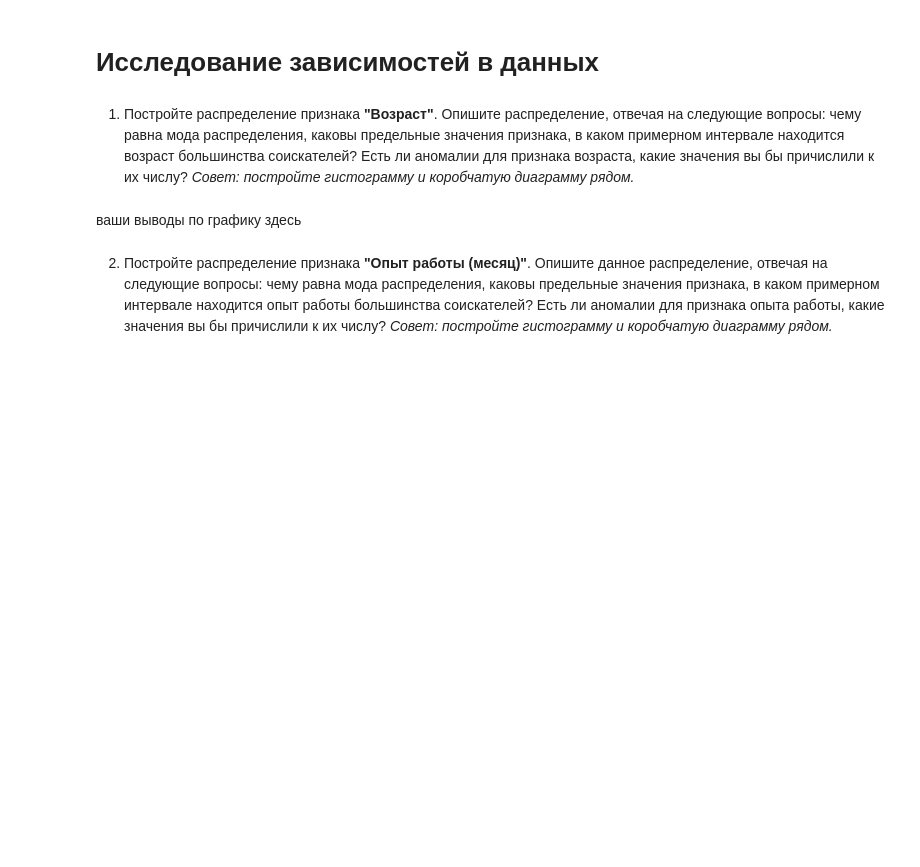
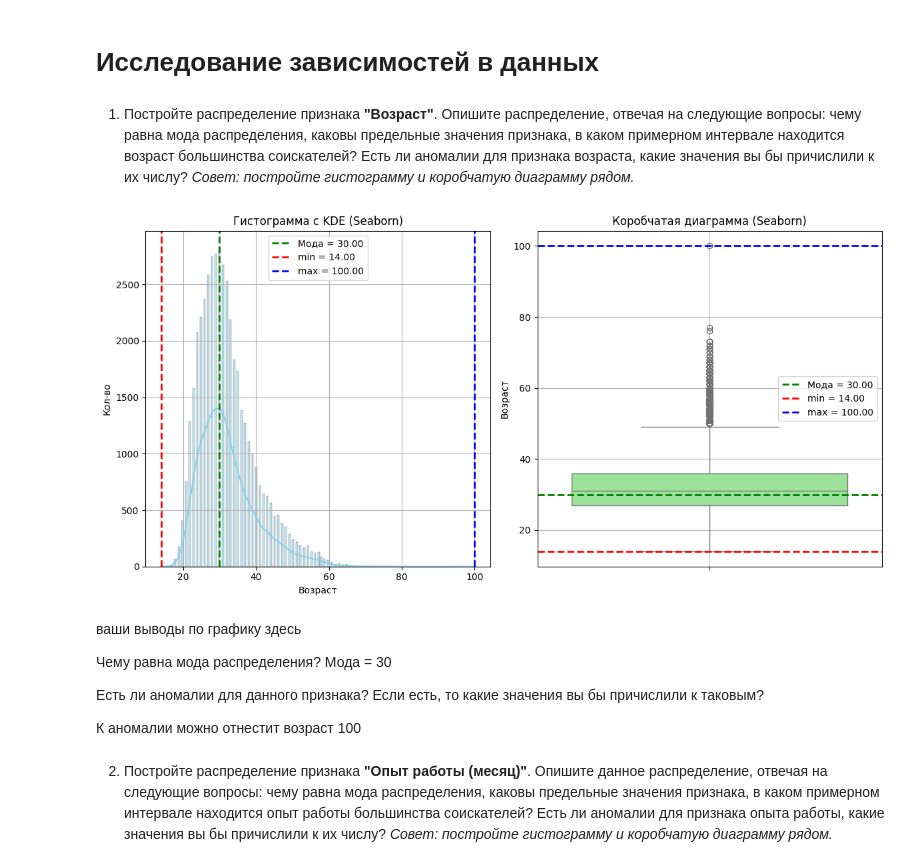
Before and after one commit to GDA-86/HH_PROJECT, a Jupyter notebook: Итоговое задание.ipynb, the cells around one changed output. Drawn from its saved outputs; the diff is of its cells as text; code cells hidden in the pictures; blank space fills up the shorter version.

```diff
--- a/Итоговое задание.ipynb
+++ b/Итоговое задание.ipynb
@@ -629,8 +629,55 @@ None
 *Совет: постройте гистограмму и коробчатую диаграмму рядом.*
 # %%
 # ваш код здесь
+# Создание фигуры и осей (subplots)
+# Создаем макет 1 строка, 2 столбца
+fig, axes = plt.subplots(1, 2, figsize=(12, 6))
+
+data_mode = int(cv_df['Возраст'].mode()[0])
+data_min = int(cv_df['Возраст'].min())
+data_max = int(cv_df['Возраст'].max())
+
+# Построение гистограммы на первой оси (axes[0])
+
+sns.histplot(cv_df['Возраст'], kde=True, ax=axes[0], color='skyblue')
+axes[0].set_title('Гистограмма с KDE (Seaborn)')
+axes[0].set_xlabel('Возраст')
+axes[0].set_ylabel('Кол-во')
+axes[0].grid(True)
+axes[0].axvline(data_mode, color='green', linestyle='--', linewidth=2, label=f'Мода = {data_mode:.2f}')
+axes[0].axvline(data_min, color='red', linestyle='--', linewidth=2, label=f'min = {data_min:.2f}')
+axes[0].axvline(data_max, color='blue', linestyle='--', linewidth=2, label=f'max = {data_max:.2f}')
+axes[0].legend()
+
+
+# Построение коробчатой диаграммы на второй оси (axes[1])
+sns.boxplot(y=cv_df['Возраст'], ax=axes[1], color='lightgreen')
+axes[1].set_title('Коробчатая диаграмма (Seaborn)')
+axes[1].set_ylabel('Возраст')
+axes[1].grid(True)
+
+axes[1].axhline(data_mode, color='green', linestyle='--', linewidth=2, label=f'Мода = {data_mode:.2f}')
+axes[1].axhline(data_min, color='red', linestyle='--', linewidth=2, label=f'min = {data_min:.2f}')
+axes[1].axhline(data_max, color='blue', linestyle='--', linewidth=2, label=f'max = {data_max:.2f}')
+axes[1].legend()
+
+
+# Улучшение макета и отображение
+plt.tight_layout() # Автоматически корректирует расположение элементов, чтобы избежать наложений
+plt.show()
+# %% [output]
+[figure, added]
 # %% [markdown]
 ваши выводы по графику здесь
+
+Чему равна мода распределения?
+Мода = 30
+
+
+
+Есть ли аномалии для данного признака? Если есть, то какие значения вы бы причислили к таковым?
+
+К аномалии можно отнестит возраст 100
 # %% [markdown]
 2. Постройте распределение признака **"Опыт работы (месяц)"**. Опишите данное распределение, отвечая на следующие вопросы: чему равна мода распределения, каковы предельные значения признака, в каком примерном интервале находится опыт работы большинства соискателей? Есть ли аномалии для признака опыта работы, какие значения вы бы причислили к их числу?
 *Совет: постройте гистограмму и коробчатую диаграмму рядом.*
```
